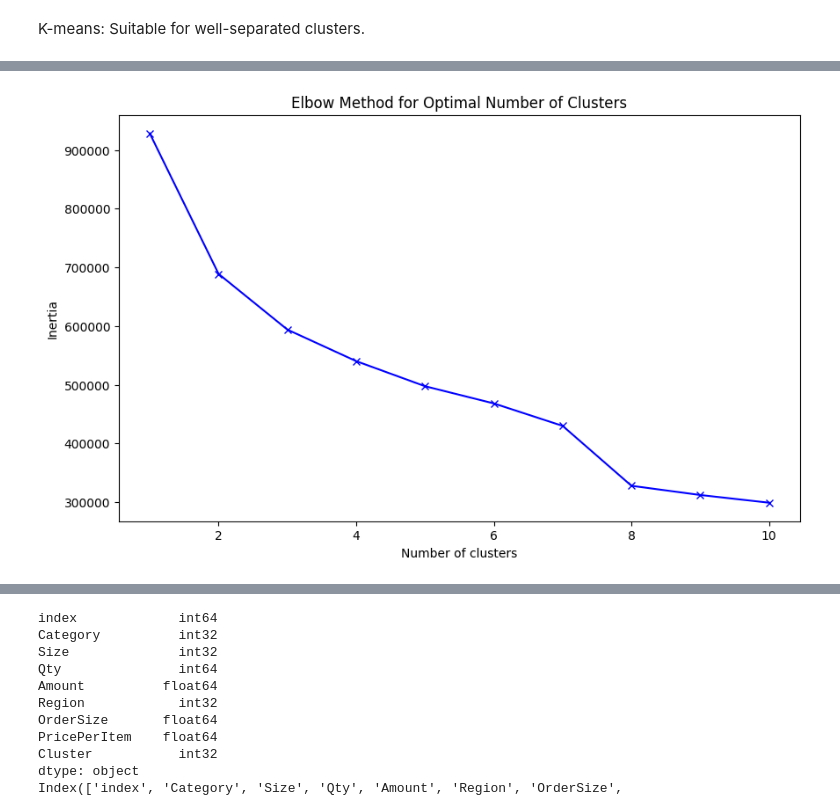
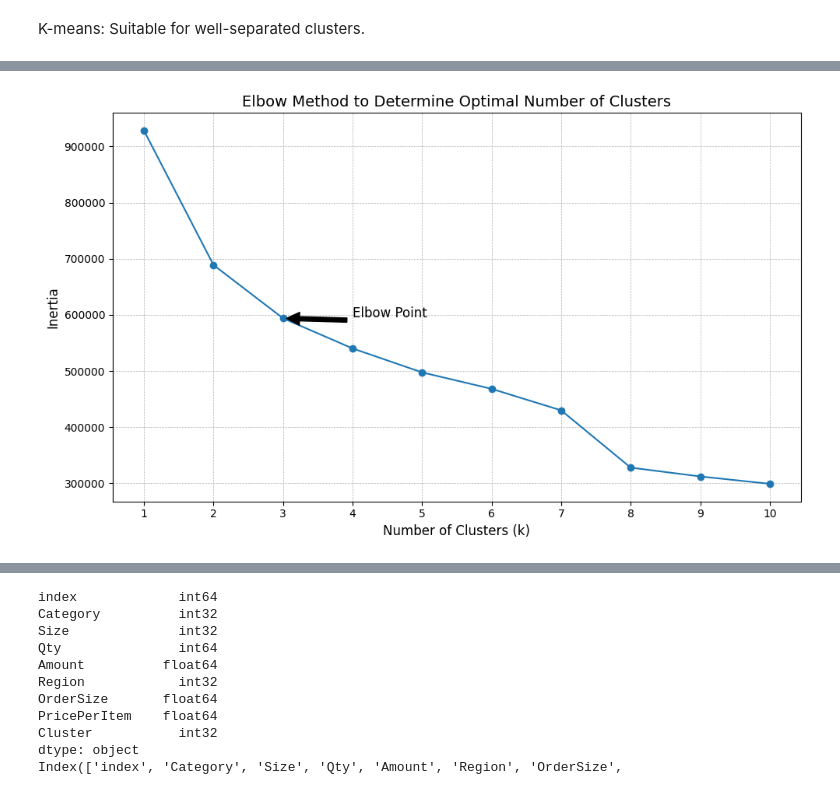
Before and after one commit to patrick-hsbr/fh_mtm_data_projekt_group1, a Jupyter notebook: data.ipynb, the cells around one changed output, grey strips where cells are left out. Drawn from its saved outputs; the diff is of its cells as text; code cells hidden in the pictures.

Commit message:
clustering refined and done, timeseries started

```diff
--- a/data.ipynb
+++ b/data.ipynb
@@ -575,18 +581,30 @@ data_scaled_df = pd.DataFrame(data_scaled, columns=features)
 # %%
-# Determine the optimal number of clusters using the Elbow method
+import matplotlib.pyplot as plt
+from sklearn.cluster import KMeans
+
+# Data preparation
 inertia = []
 K = range(1, 11)
 for k in K:
     kmeans = KMeans(n_clusters=k, random_state=42)
     kmeans.fit(data_scaled_df)
     inertia.append(kmeans.inertia_)
 
-# Plot the Elbow curve
+# Create the plot
 plt.figure(figsize=(10, 6))
-plt.plot(K, inertia, 'bx-')
-plt.xlabel('Number of clusters')
-plt.ylabel('Inertia')
-plt.title('Elbow Method for Optimal Number of Clusters')
+plt.plot(K, inertia, marker='o', linestyle='-', color='#1f77b4')
+plt.xticks(K)
+plt.xlabel('Number of Clusters (k)', fontsize=12)
+plt.ylabel('Inertia', fontsize=12)
+plt.title('Elbow Method to Determine Optimal Number of Clusters', fontsize=14)
+plt.grid(True, which='both', linestyle='--', linewidth=0.5)
+
+# Annotate the "elbow" point
+elbow_point = 3  # Assuming the elbow is at k=3, adjust this as necessary
+plt.annotate('Elbow Point', xy=(elbow_point, inertia[elbow_point-1]), xytext=(elbow_point+1, inertia[elbow_point-1]+2000),
+             arrowprops=dict(facecolor='black', shrink=0.05), fontsize=12)
+
+plt.tight_layout()
 plt.show()
 # %% [output]
-[figure, old version]
+[figure, new version]
```
Also changed, not shown: parts of 3 cells of this notebook.
